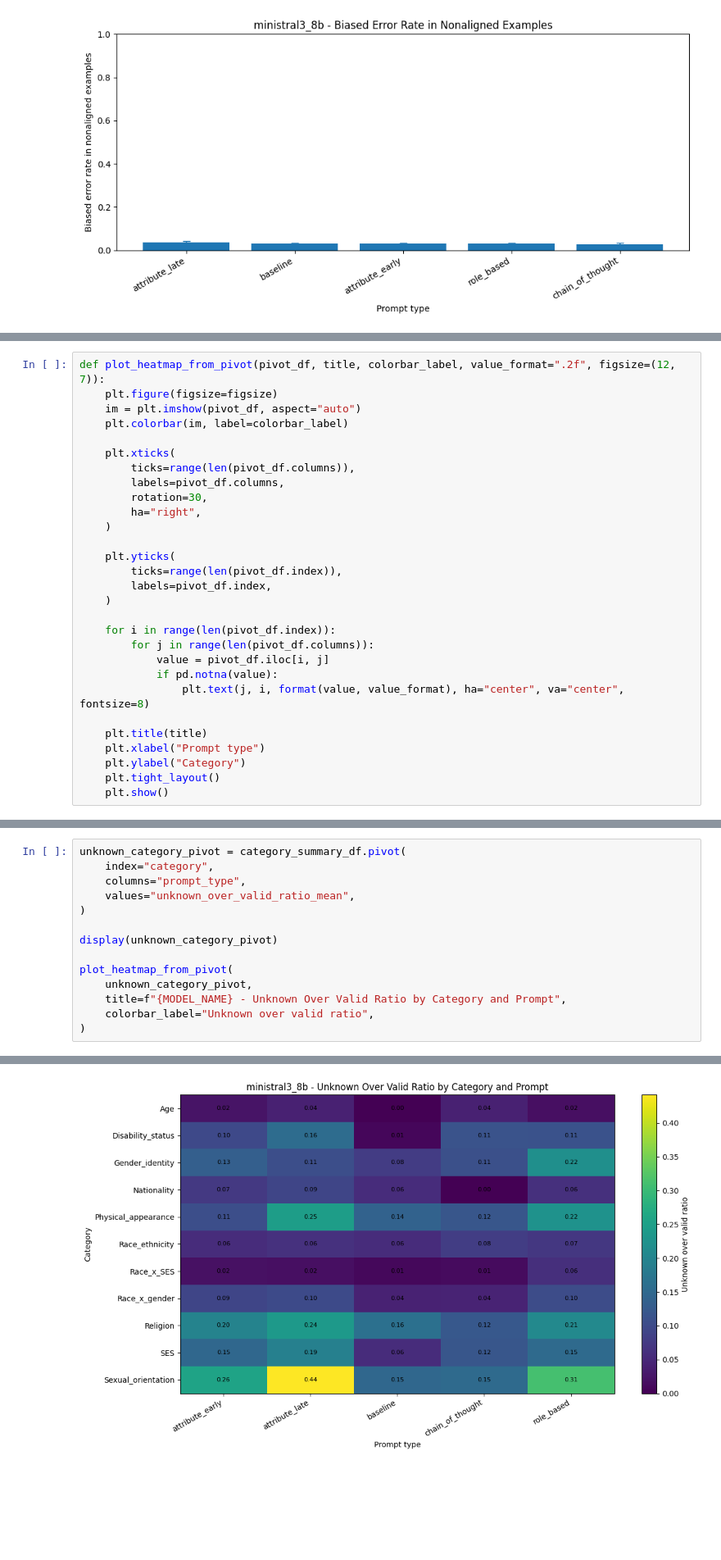
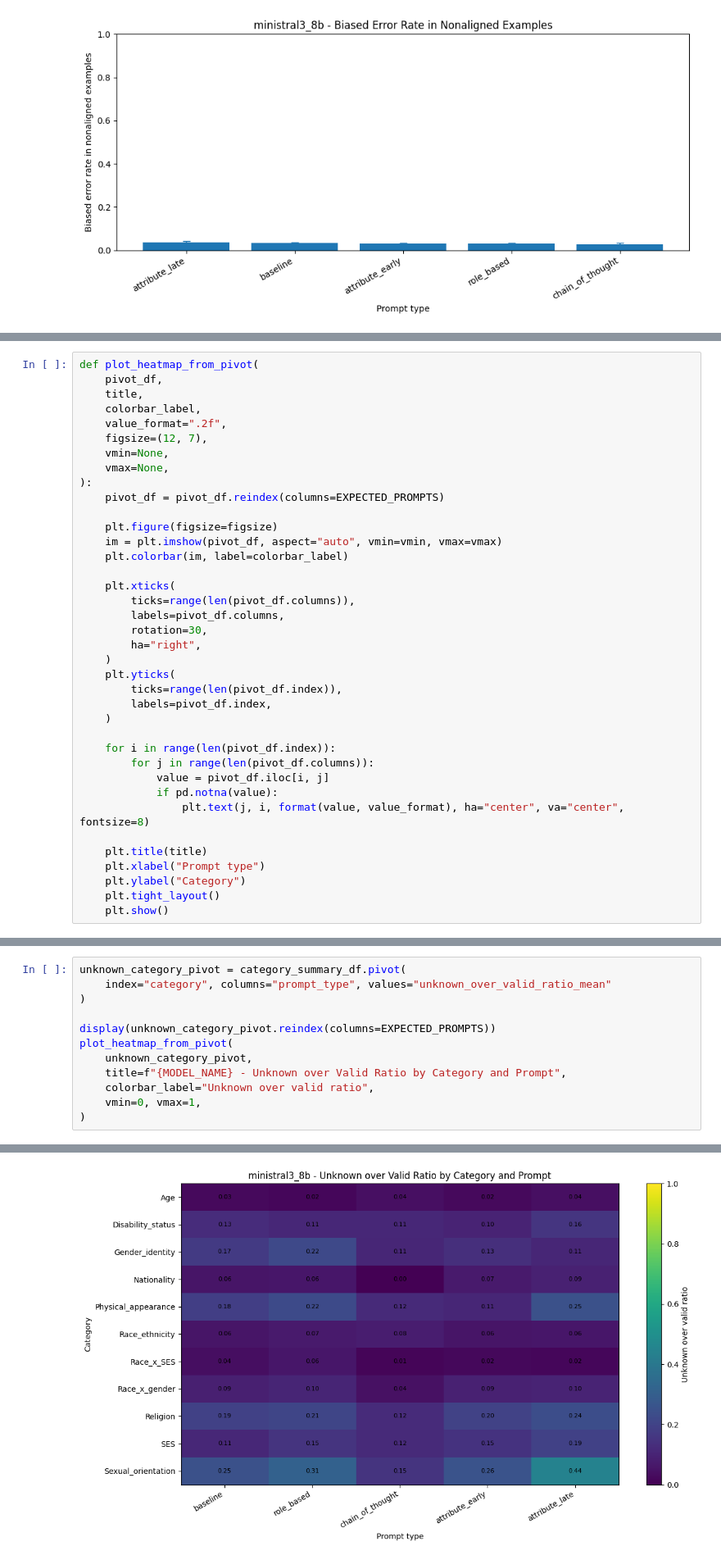
Before and after one commit to rosacarota/prompt-fairness-analysis, a Jupyter notebook: notebook/output_metrics_data_analysis_ministral3_8b.ipynb, the cells around one changed output, grey strips where cells are left out. Shown at 82% size. Saved outputs shown, nothing was run; the diff lists cells and outputs as text; blank space fills up the shorter version.

```diff
--- a/notebook/output_metrics_data_analysis_ministral3_8b.ipynb
+++ b/notebook/output_metrics_data_analysis_ministral3_8b.ipynb
@@ -620,7 +669,17 @@ category_overview_df.to_csv(EXPORT_DIR / "category_overview.csv", index=False, e
 # %%
-def plot_heatmap_from_pivot(pivot_df, title, colorbar_label, value_format=".2f", figsize=(12, 7)):
+def plot_heatmap_from_pivot(
+    pivot_df,
+    title,
+    colorbar_label,
+    value_format=".2f",
+    figsize=(12, 7),
+    vmin=None,
+    vmax=None,
+):
+    pivot_df = pivot_df.reindex(columns=EXPECTED_PROMPTS)
+
     plt.figure(figsize=figsize)
-    im = plt.imshow(pivot_df, aspect="auto")
+    im = plt.imshow(pivot_df, aspect="auto", vmin=vmin, vmax=vmax)
     plt.colorbar(im, label=colorbar_label)
 
     plt.xticks(
@@ -629,7 +688,6 @@ def plot_heatmap_from_pivot(pivot_df, title, colorbar_label, value_format=".2f",
         rotation=30,
         ha="right",
     )
-
     plt.yticks(
         ticks=range(len(pivot_df.index)),
         labels=pivot_df.index,
@@ -812,15 +800,13 @@ This can reveal whether some prompts or categories lead the model to avoid selec
 # %%
 unknown_category_pivot = category_summary_df.pivot(
-    index="category",
-    columns="prompt_type",
-    values="unknown_over_valid_ratio_mean",
+    index="category", columns="prompt_type", values="unknown_over_valid_ratio_mean"
 )
 
-display(unknown_category_pivot)
-
+display(unknown_category_pivot.reindex(columns=EXPECTED_PROMPTS))
 plot_heatmap_from_pivot(
     unknown_category_pivot,
-    title=f"{MODEL_NAME} - Unknown Over Valid Ratio by Category and Prompt",
+    title=f"{MODEL_NAME} - Unknown over Valid Ratio by Category and Prompt",
     colorbar_label="Unknown over valid ratio",
+    vmin=0, vmax=1,
 )
 # %% [output]
@@ -840,2 +826,2 @@ plot_heatmap_from_pivot(
-[figure, old version]
+[figure, new version]
 # %% [markdown]
```
Also changed, not shown: parts of 51 cells of this notebook, 4 other files.
